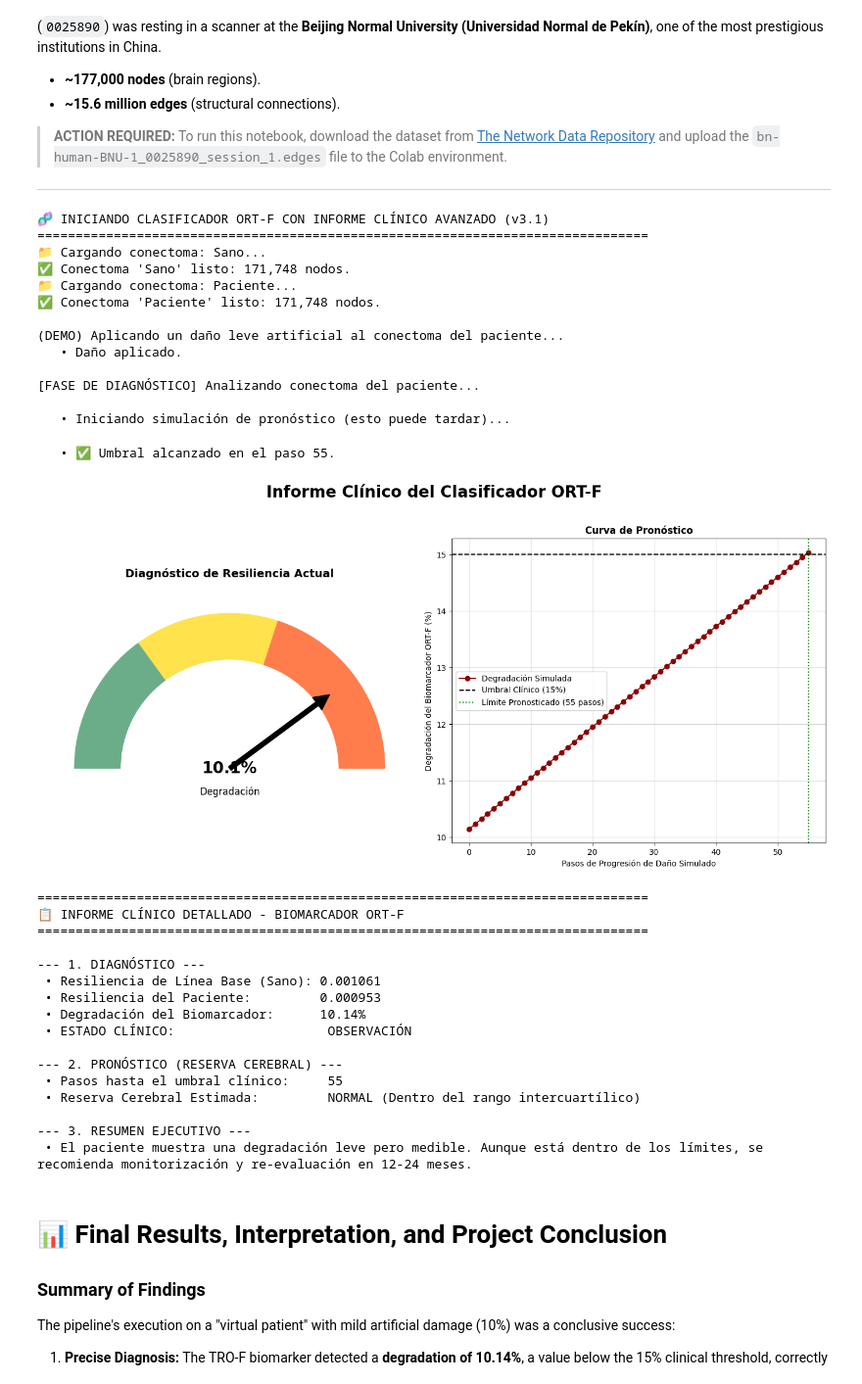
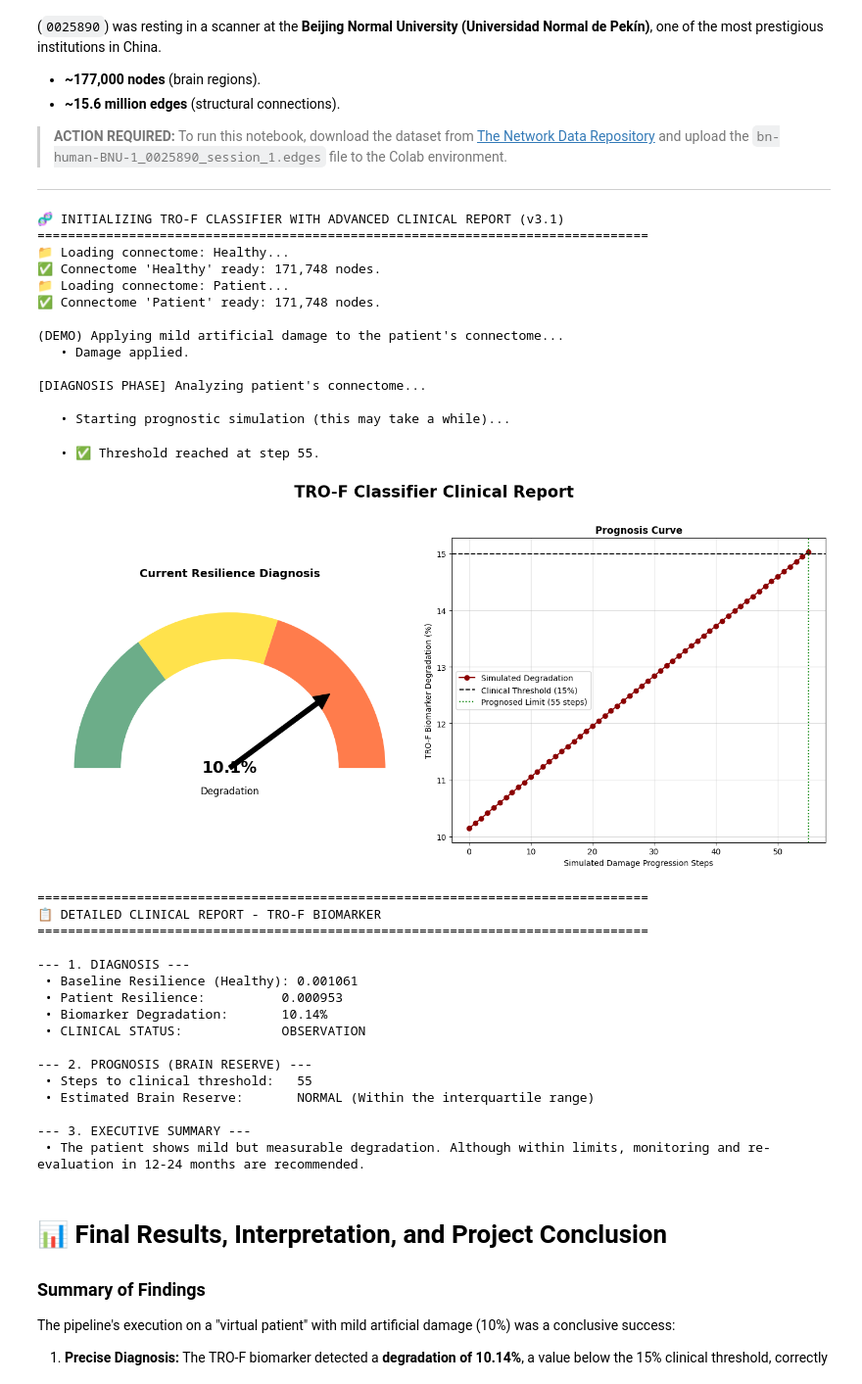
Before and after one commit to NachoPeinador/Topological-Reinforcement-Operator, a Jupyter notebook: Notebooks/TRO_F_Brain_Resilience_Classifier.ipynb, the cells around one changed output. Shown: that part at 98% size. Saved outputs shown, nothing was run; the diff lists cells and outputs as text; code cells hidden in the pictures.

```diff
--- a/Notebooks/TRO_F_Brain_Resilience_Classifier.ipynb
+++ b/Notebooks/TRO_F_Brain_Resilience_Classifier.ipynb
@@ -136,6 +136,9 @@ try:
     num_to_remove = int(len(upper_indices) * 0.10) # 10% initial damage
     remove_choices = np.random.choice(upper_indices, num_to_remove, replace=False)
     patient_adj = patient_adj.tolil();
+    # --- AÑADE ESTA LÍNEA ---
+    rows_to_remove, cols_to_remove = rows[remove_choices], cols[remove_choices]
+    # -------------------------
     patient_adj[rows_to_remove, cols_to_remove] = 0; patient_adj[cols_to_remove, rows_to_remove] = 0
     patient_adj = patient_adj.tocsr()
     print("   • Damage applied.")
@@ -193,60 +196,60 @@ try:
     print(f"\n--- 2. PROGNOSIS (BRAIN RESERVE) ---")
     if degradation < clinical_threshold_percent:
         # Population percentile simulation
         p25, p75 = 30, 90
         print(f" • Steps to clinical threshold:   {steps_to_threshold}")
         if steps_to_threshold > p75:
             pop_status = "HIGH (Above 75th percentile of the population)"
         elif steps_to_threshold < p25:
             pop_status = "LOW (Below 25th percentile of the population)"
         else:
             pop_status = "NORMAL (Within the interquartile range)"
         print(f" • Estimated Brain Reserve:       {pop_status}")
     else:
         print(" • Prognosis not applicable (patient already in alert status).")
 
     print("\n--- 3. EXECUTIVE SUMMARY ---")
     if status == "ALERT":
         print(" • The patient shows a significant loss of structural resilience, exceeding the clinical threshold. A full neurological evaluation and initiation of therapeutic simulations are recommended.")
     elif status == "OBSERVATION":
         print(" • The patient shows mild but measurable degradation. Although within limits, monitoring and re-evaluation in 12-24 months are recommended.")
     else: # NORMAL
         print(" • The patient's resilience profile is normal. The estimated brain reserve is robust. A routine check-up is recommended.")
 
 except Exception as e:
     print(f"\n❌ UNEXPECTED ERROR: {e}")
 # %% [output]
-🧬 INICIANDO CLASIFICADOR ORT-F CON INFORME CLÍNICO AVANZADO (v3.1)
+🧬 INITIALIZING TRO-F CLASSIFIER WITH ADVANCED CLINICAL REPORT (v3.1)
 ================================================================================
-📁 Cargando conectoma: Sano...
-✅ Conectoma 'Sano' listo: 171,748 nodos.
-📁 Cargando conectoma: Paciente...
-✅ Conectoma 'Paciente' listo: 171,748 nodos.
+📁 Loading connectome: Healthy...
+✅ Connectome 'Healthy' ready: 171,748 nodes.
+📁 Loading connectome: Patient...
+✅ Connectome 'Patient' ready: 171,748 nodes.
 
-(DEMO) Aplicando un daño leve artificial al conectoma del paciente...
-   • Daño aplicado.
+(DEMO) Applying mild artificial damage to the patient's connectome...
+   • Damage applied.
 
-[FASE DE DIAGNÓSTICO] Analizando conectoma del paciente...
+[DIAGNOSIS PHASE] Analyzing patient's connectome...
 
-   • Iniciando simulación de pronóstico (esto puede tardar)...
+   • Starting prognostic simulation (this may take a while)...
-   • ✅ Umbral alcanzado en el paso 55.
+   • ✅ Threshold reached at step 55.
-[figure, old version]
+[figure, new version]
 ================================================================================
-📋 INFORME CLÍNICO DETALLADO - BIOMARCADOR ORT-F
+📋 DETAILED CLINICAL REPORT - TRO-F BIOMARKER
 ================================================================================
 
---- 1. DIAGNÓSTICO ---
- • Resiliencia de Línea Base (Sano): 0.001061
- • Resiliencia del Paciente:         0.000953
- • Degradación del Biomarcador:      10.14%
- • ESTADO CLÍNICO:                    OBSERVACIÓN
+--- 1. DIAGNOSIS ---
+ • Baseline Resilience (Healthy): 0.001061
+ • Patient Resilience:          0.000953
+ • Biomarker Degradation:       10.14%
+ • CLINICAL STATUS:             OBSERVATION
 
---- 2. PRONÓSTICO (RESERVA CEREBRAL) ---
- • Pasos hasta el umbral clínico:     55
- • Reserva Cerebral Estimada:         NORMAL (Dentro del rango intercuartílico)
+--- 2. PROGNOSIS (BRAIN RESERVE) ---
+ • Steps to clinical threshold:   55
+ • Estimated Brain Reserve:       NORMAL (Within the interquartile range)
 
---- 3. RESUMEN EJECUTIVO ---
- • El paciente muestra una degradación leve pero medible. Aunque está dentro de los límites, se recomienda monitorización y re-evaluación en 12-24 meses.
+--- 3. EXECUTIVE SUMMARY ---
+ • The patient shows mild but measurable degradation. Although within limits, monitoring and re-evaluation in 12-24 months are recommended.
 # %% [markdown]
 # 📊 Final Results, Interpretation, and Project Conclusion
 
```
Also changed, not shown: 1 other file.
